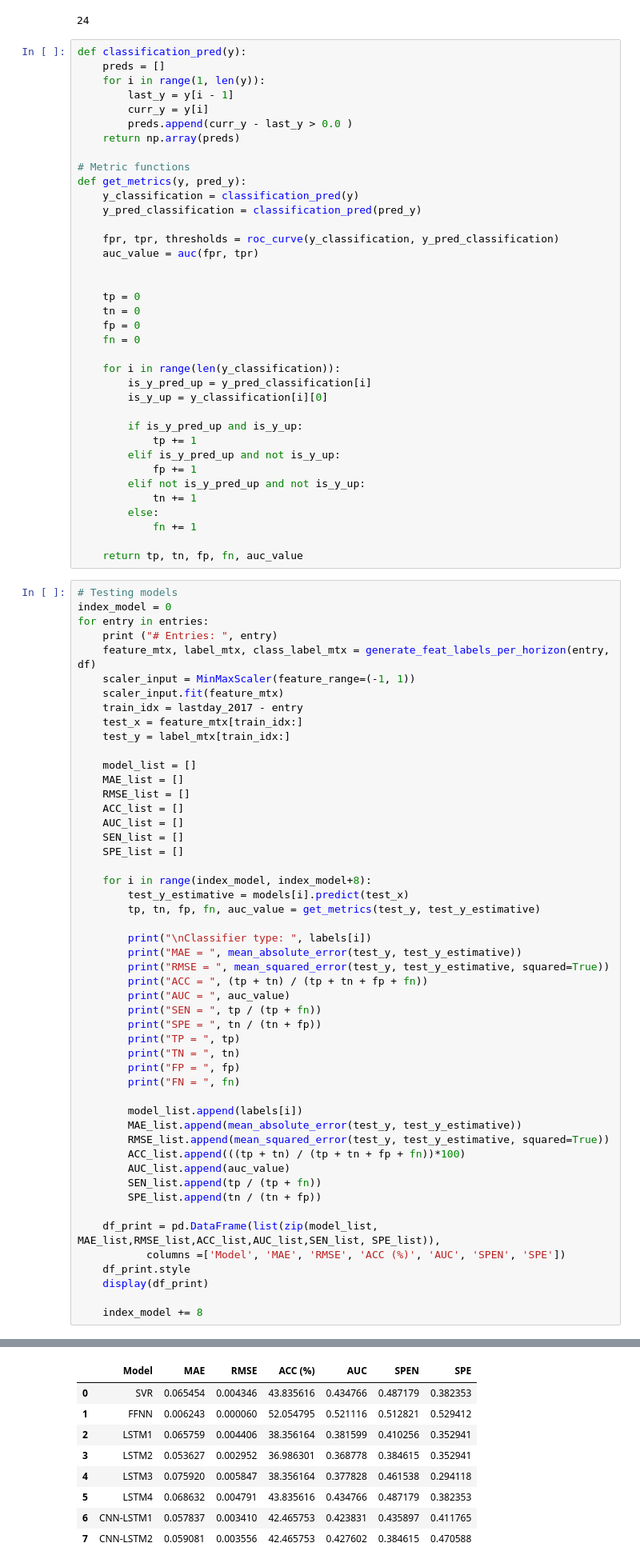
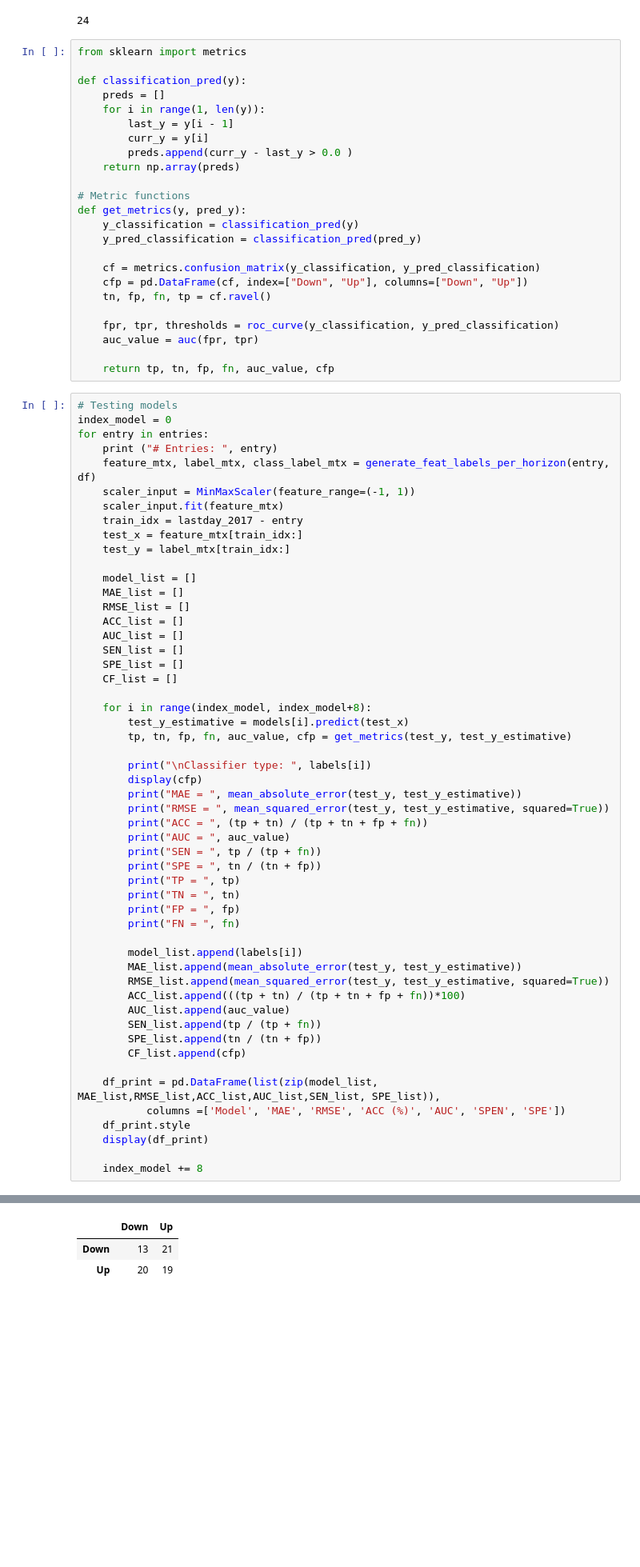
Before and after one commit to rodgdutra/CNN-LSTM_gold_price, a Jupyter notebook: cnn_lstm_gold_price.ipynb, the cells around one changed output, grey strips where cells are left out. Shown at 80% size. Drawn from its saved outputs; the diff is of its cells as text; blank space fills up the shorter version.

Commit message:
add confusion matrix

```diff
--- a/cnn_lstm_gold_price.ipynb
+++ b/cnn_lstm_gold_price.ipynb
@@ -379,6 +386,8 @@ print(len(models))
 # %% [output]
 24
 # %%
+from sklearn import metrics
+
 def classification_pred(y):
     preds = []
     for i in range(1, len(y)):
@@ -392,29 +401,14 @@ def get_metrics(y, pred_y):
     y_classification = classification_pred(y)
     y_pred_classification = classification_pred(pred_y)
 
+    cf = metrics.confusion_matrix(y_classification, y_pred_classification)
+    cfp = pd.DataFrame(cf, index=["Down", "Up"], columns=["Down", "Up"])
+    tn, fp, fn, tp = cf.ravel()
+
     fpr, tpr, thresholds = roc_curve(y_classification, y_pred_classification)
     auc_value = auc(fpr, tpr)
 
-
-    tp = 0
-    tn = 0
-    fp = 0
-    fn = 0
-
-    for i in range(len(y_classification)):
-        is_y_pred_up = y_pred_classification[i]
-        is_y_up = y_classification[i][0]
-
-        if is_y_pred_up and is_y_up:
-            tp += 1
-        elif is_y_pred_up and not is_y_up:
-            fp += 1
-        elif not is_y_pred_up and not is_y_up:
-            tn += 1
-        else:
-            fn += 1
-
-    return tp, tn, fp, fn, auc_value
+    return tp, tn, fp, fn, auc_value, cfp
 # %%
 # Testing models
 index_model = 0
@@ -434,12 +428,14 @@ for entry in entries:
     AUC_list = []
     SEN_list = []
     SPE_list = []
+    CF_list = []
 
     for i in range(index_model, index_model+8):
         test_y_estimative = models[i].predict(test_x)
-        tp, tn, fp, fn, auc_value = get_metrics(test_y, test_y_estimative)
+        tp, tn, fp, fn, auc_value, cfp = get_metrics(test_y, test_y_estimative)
 
         print("\nClassifier type: ", labels[i])
+        display(cfp)
         print("MAE = ", mean_absolute_error(test_y, test_y_estimative))
         print("RMSE = ", mean_squared_error(test_y, test_y_estimative, squared=True))
         print("ACC = ", (tp + tn) / (tp + tn + fp + fn))
@@ -458,6 +454,7 @@ for entry in entries:
         AUC_list.append(auc_value)
         SEN_list.append(tp / (tp + fn))
         SPE_list.append(tn / (tn + fp))
+        CF_list.append(cfp)
 
     df_print = pd.DataFrame(list(zip(model_list, MAE_list,RMSE_list,ACC_list,AUC_list,SEN_list, SPE_list)),
            columns =['Model', 'MAE', 'RMSE', 'ACC (%)', 'AUC', 'SPEN', 'SPE'])
@@ -486,9 +469,3 @@ FN =  24
-|  | Model | MAE | RMSE | ACC (%) | AUC | SPEN | SPE |
-| 0 | SVR | 0.065454 | 0.004346 | 43.835616 | 0.434766 | 0.487179 | 0.382353 |
-| 1 | FFNN | 0.006243 | 0.000060 | 52.054795 | 0.521116 | 0.512821 | 0.529412 |
-| 2 | LSTM1 | 0.065759 | 0.004406 | 38.356164 | 0.381599 | 0.410256 | 0.352941 |
-| 3 | LSTM2 | 0.053627 | 0.002952 | 36.986301 | 0.368778 | 0.384615 | 0.352941 |
-| 4 | LSTM3 | 0.075920 | 0.005847 | 38.356164 | 0.377828 | 0.461538 | 0.294118 |
-| 5 | LSTM4 | 0.068632 | 0.004791 | 43.835616 | 0.434766 | 0.487179 | 0.382353 |
-| 6 | CNN-LSTM1 | 0.057837 | 0.003410 | 42.465753 | 0.423831 | 0.435897 | 0.411765 |
-| 7 | CNN-LSTM2 | 0.059081 | 0.003556 | 42.465753 | 0.427602 | 0.384615 | 0.470588 |
+|  | Down | Up |
+| Down | 13 | 21 |
+| Up | 20 | 19 |
```
Also changed, not shown: parts of 2 cells of this notebook.
